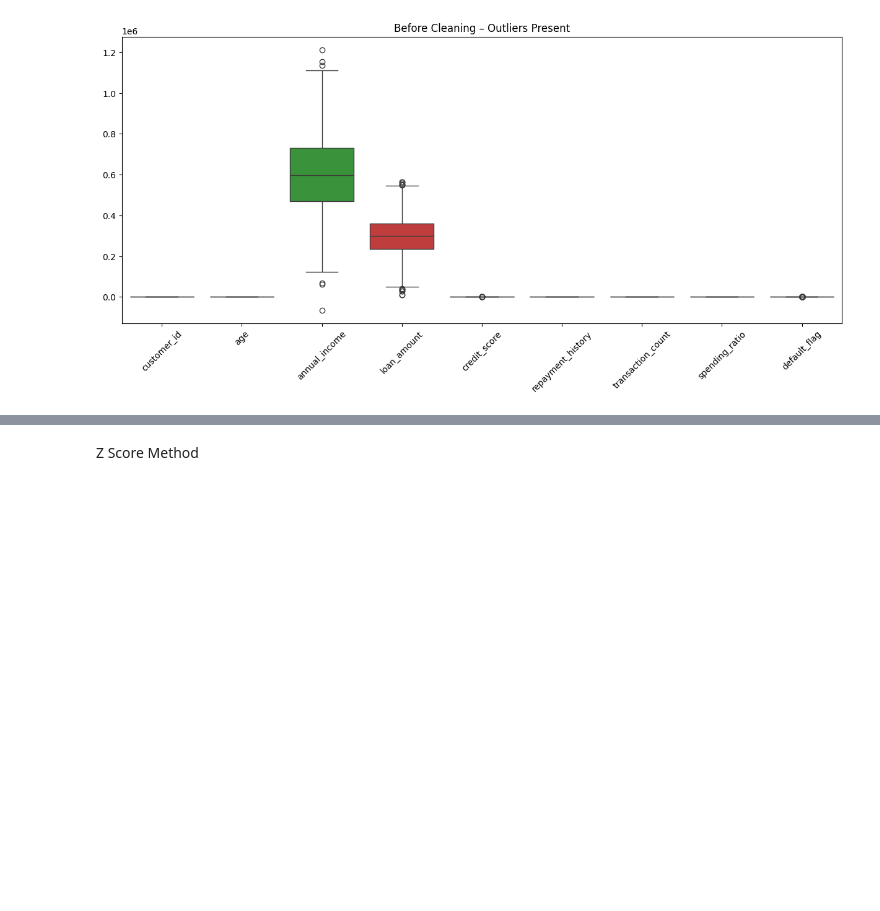
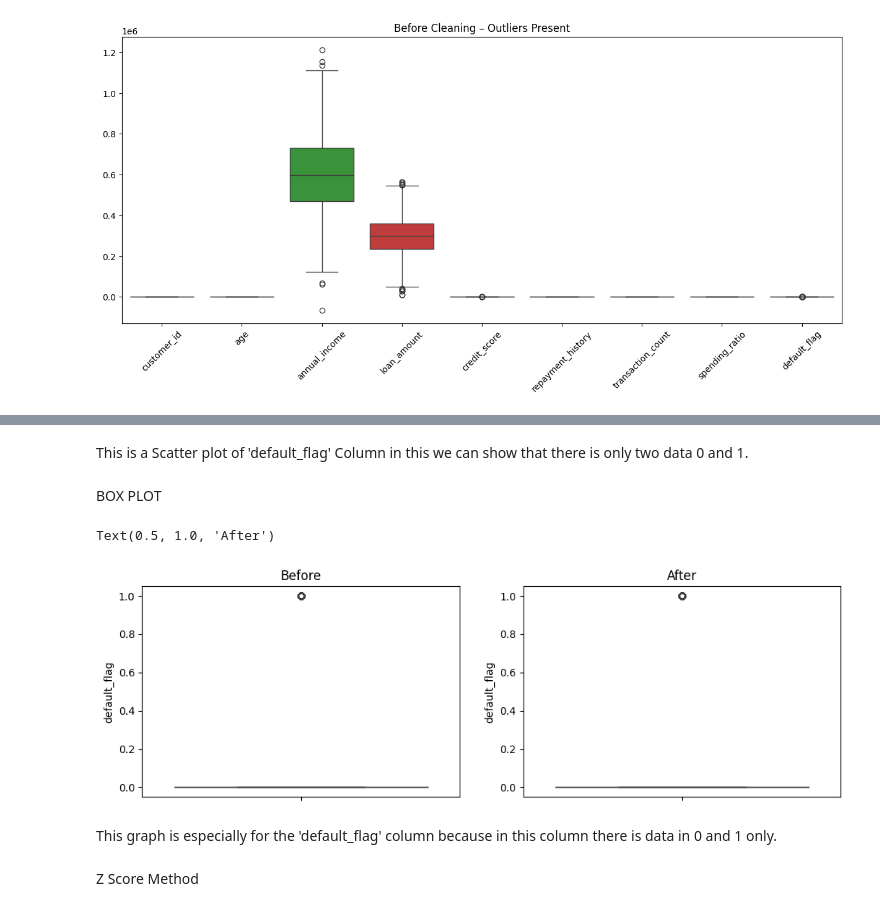
Before and after one commit to purvitalaviyaaids24-droid/DPFE-FINAL_1-, a Jupyter notebook: DPFE(Final)/Exam(Final).ipynb, the cells around one changed output, grey strips where cells are left out. Saved outputs shown, nothing was run; the diff lists cells and outputs as text; code cells hidden in the pictures; blank space fills up the shorter version.

```diff
--- a/DPFE(Final)/Exam(Final).ipynb
+++ b/DPFE(Final)/Exam(Final).ipynb
@@ -365,3 +374,21 @@ plt.show()
+# %% [markdown]
+This is a Scatter plot of 'default_flag' Column in this we can show that there is only two data 0 and 1.
+# %% [markdown]
+BOX PLOT
+# %%
+plt.figure(figsize=(12,8))
+plt.subplot(2,2,1)
+sns.boxplot(data["default_flag"])
+plt.title("Before")
+
+plt.subplot(2,2,2)
+sns.boxplot(win_data["default_flag"])
+plt.title("After")
+# %% [output]
+Text(0.5, 1.0, 'After')
+[figure, added]
+# %% [markdown]
+This graph is especially for the 'default_flag' column because in this column there is data in 0 and 1 only.
 # %% [markdown]
 Z Score Method
 # %%
```
Also changed, not shown: parts of 12 cells of this notebook.
